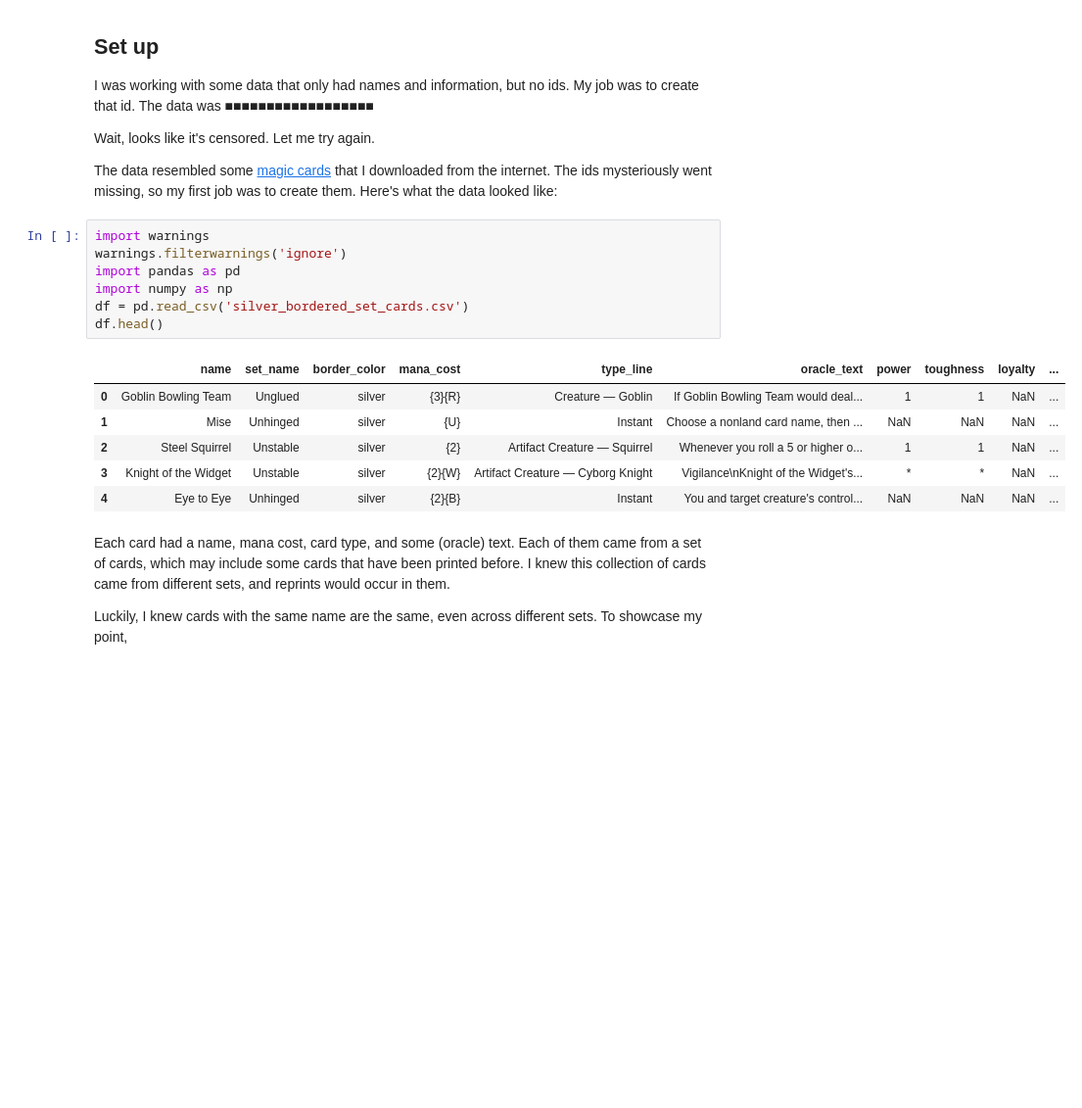
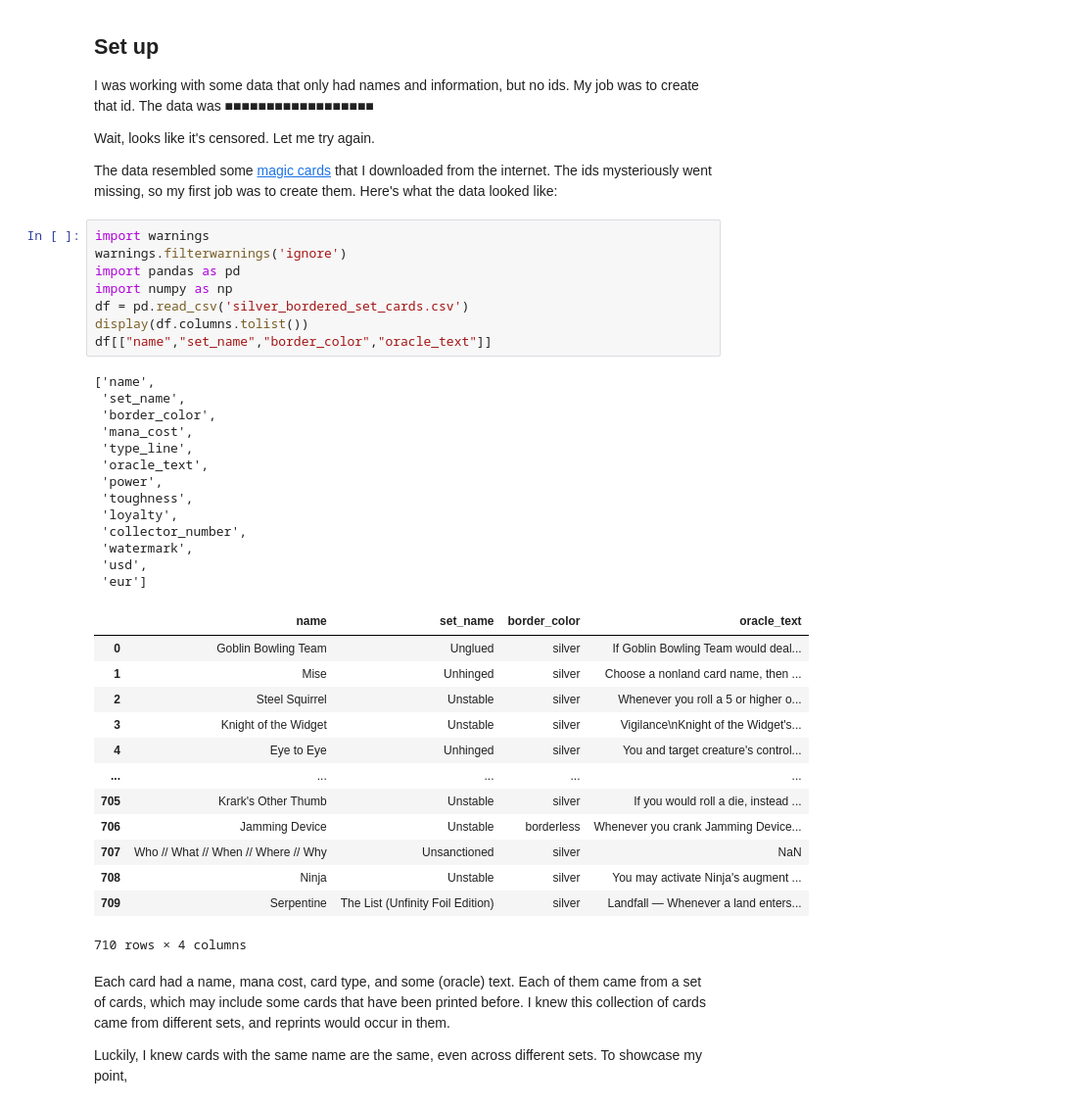
Before and after one commit to LyndonFan/lyndonfan.github.io, a Jupyter notebook: code/2023-08-02/demo.ipynb, the cells around one changed output. Shown: that part at 98% size. Saved outputs shown, nothing was run; the diff lists cells and outputs as text; blank space fills up the shorter version.

```diff
--- a/code/2023-08-02/demo.ipynb
+++ b/code/2023-08-02/demo.ipynb
@@ -13,17 +13,38 @@ The data resembled some [magic cards](LINKTOMTGWIKI) that I downloaded from the
 # %%
 import warnings
 warnings.filterwarnings('ignore')
 import pandas as pd
 import numpy as np
 df = pd.read_csv('silver_bordered_set_cards.csv')
-df.head()
+display(df.columns.tolist())
+df[["name","set_name","border_color","oracle_text"]]
 # %% [output]
+['name',
+ 'set_name',
+ 'border_color',
+ 'mana_cost',
+ 'type_line',
+ 'oracle_text',
+ 'power',
+ 'toughness',
+ 'loyalty',
+ 'collector_number',
+ 'watermark',
+ 'usd',
+ 'eur']
-|  | name | set_name | border_color | mana_cost | type_line | oracle_text | power | toughness | loyalty | ... |
-| 0 | Goblin Bowling Team | Unglued | silver | {3}{R} | Creature — Goblin | If Goblin Bowling Team would deal... | 1 | 1 | NaN | ... |
-| 1 | Mise | Unhinged | silver | {U} | Instant | Choose a nonland card name, then ... | NaN | NaN | NaN | ... |
-| 2 | Steel Squirrel | Unstable | silver | {2} | Artifact Creature — Squirrel | Whenever you roll a 5 or higher o... | 1 | 1 | NaN | ... |
-| 3 | Knight of the Widget | Unstable | silver | {2}{W} | Artifact Creature — Cyborg Knight | Vigilance\nKnight of the Widget's... | * | * | NaN | ... |
-| 4 | Eye to Eye | Unhinged | silver | {2}{B} | Instant | You and target creature's control... | NaN | NaN | NaN | ... |
+|  | name | set_name | border_color | oracle_text |
+| 0 | Goblin Bowling Team | Unglued | silver | If Goblin Bowling Team would deal... |
+| 1 | Mise | Unhinged | silver | Choose a nonland card name, then ... |
+| 2 | Steel Squirrel | Unstable | silver | Whenever you roll a 5 or higher o... |
+| 3 | Knight of the Widget | Unstable | silver | Vigilance\nKnight of the Widget's... |
+| 4 | Eye to Eye | Unhinged | silver | You and target creature's control... |
+| ... | ... | ... | ... | ... |
+| 705 | Krark's Other Thumb | Unstable | silver | If you would roll a die, instead ... |
+| 706 | Jamming Device | Unstable | borderless | Whenever you crank Jamming Device... |
+| 707 | Who // What // When // Where // Why | Unsanctioned | silver | NaN |
+| 708 | Ninja | Unstable | silver | You may activate Ninja's augment ... |
+| 709 | Serpentine | The List (Unfinity Foil Edition) | silver | Landfall — Whenever a land enters... |
+710 rows × 4 columns
 # %% [markdown]
 Each card had a name, mana cost, card type, and some (oracle) text. Each of them came from a set of cards, which may include some cards that have been printed before. I knew this collection of cards came from different sets, and reprints would occur in them.
 
```
Also changed, not shown: parts of 19 cells of this notebook, 1 other file.
